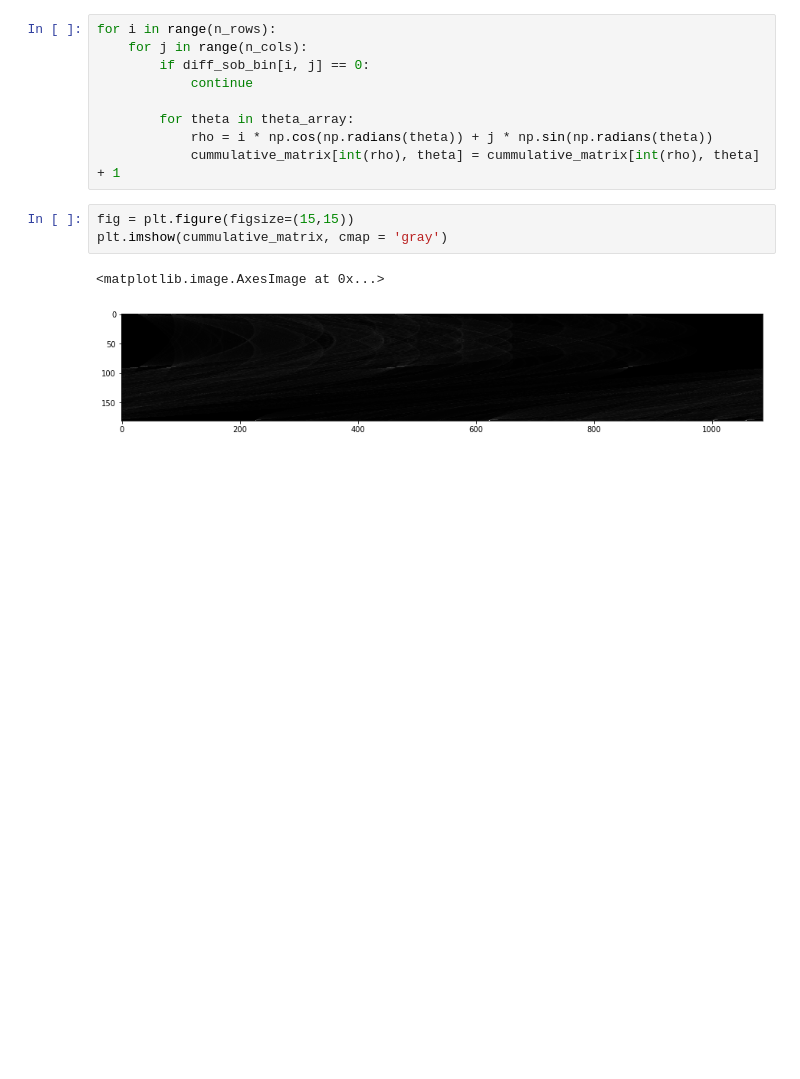
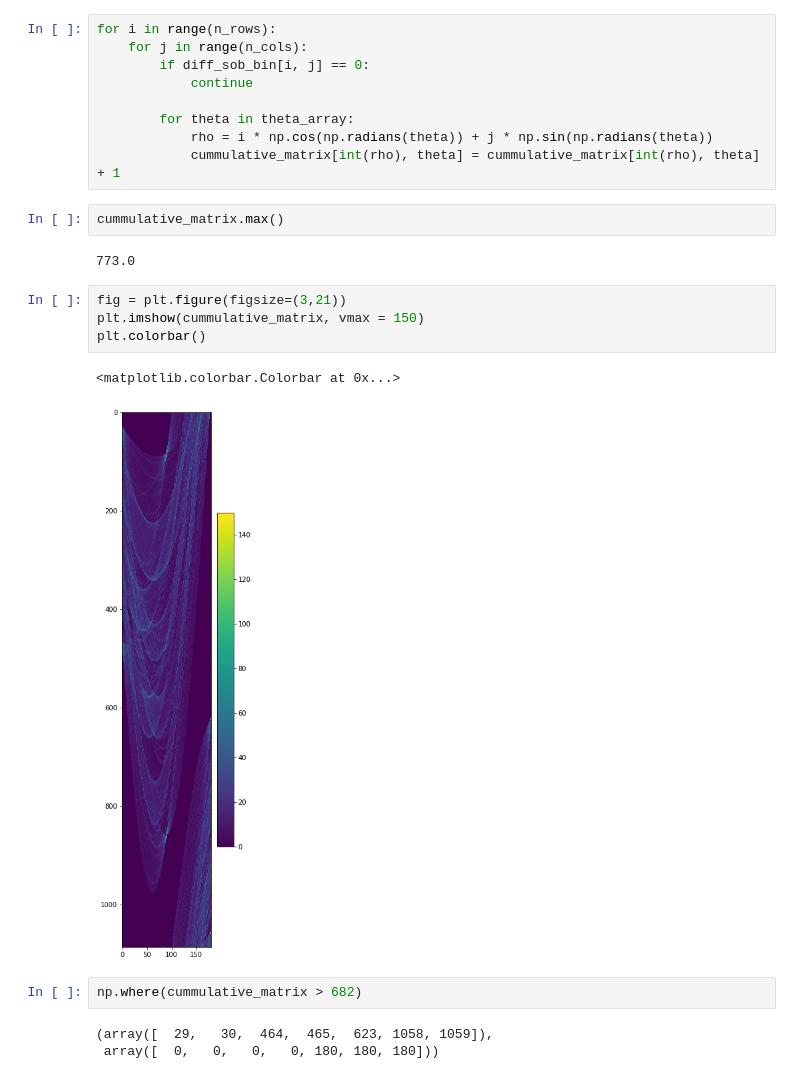
Before and after one commit to achiaver/computer_vision, a Jupyter notebook: trabalho_05/notebooks/trabalho_05.ipynb, the cells around one changed output. Drawn from its saved outputs; the diff is of its cells as text; blank space fills up the shorter version.

```diff
--- a/trabalho_05/notebooks/trabalho_05.ipynb
+++ b/trabalho_05/notebooks/trabalho_05.ipynb
@@ -119,9 +119,19 @@ for i in range(n_rows):
         for theta in theta_array:
             rho = i * np.cos(np.radians(theta)) + j * np.sin(np.radians(theta))
             cummulative_matrix[int(rho), theta] = cummulative_matrix[int(rho), theta] + 1
+# %%
+cummulative_matrix.max()
+# %% [output]
+773.0
 # %%
-fig = plt.figure(figsize=(15,15))
-plt.imshow(cummulative_matrix, cmap = 'gray')
+fig = plt.figure(figsize=(3,21))
+plt.imshow(cummulative_matrix, vmax = 150)
+plt.colorbar()
 # %% [output]
-<matplotlib.image.AxesImage at 0x...>
+<matplotlib.colorbar.Colorbar at 0x...>
-[figure, old version]
+[figure, new version]
+# %%
+np.where(cummulative_matrix > 682)
+# %% [output]
+(array([  29,   30,  464,  465,  623, 1058, 1059]),
+ array([  0,   0,   0,   0, 180, 180, 180]))
```
Also changed, not shown: parts of 5 cells of this notebook.
